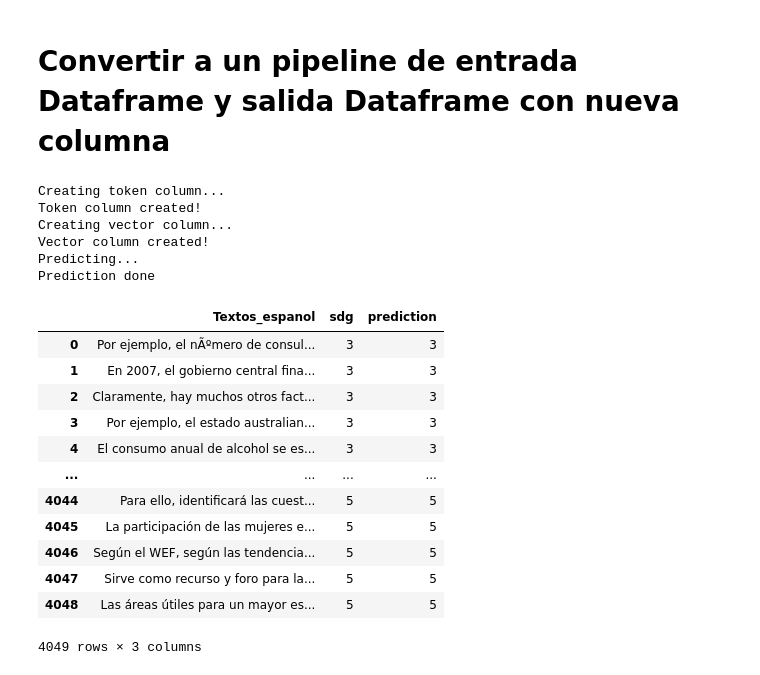
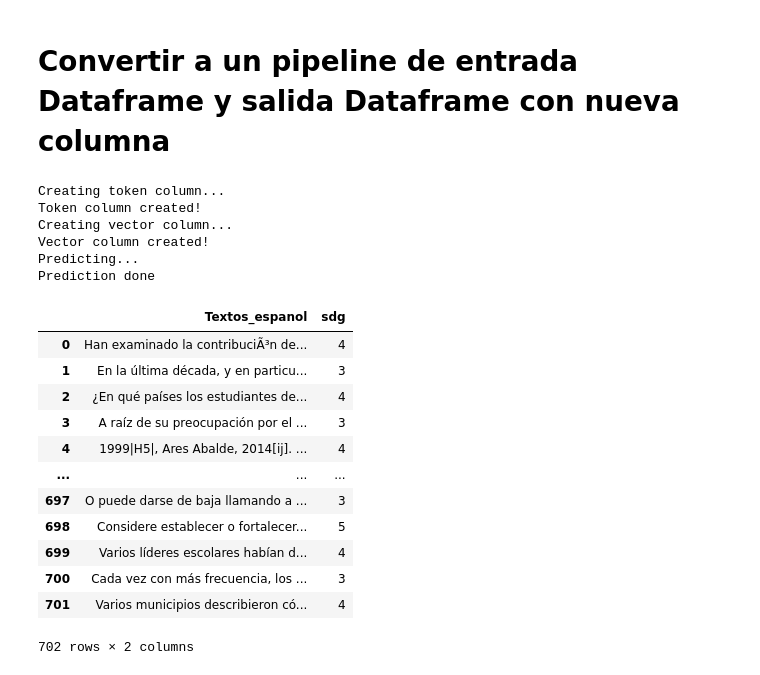
Before and after one commit to Jcastilloq1/Proyecto1BI, a Jupyter notebook: notebook.ipynb, the cells around one changed output. Drawn from its saved outputs; the diff is of its cells as text; code cells hidden in the pictures.

```diff
--- a/notebook.ipynb
+++ b/notebook.ipynb
@@ -294,7 +297,7 @@ param_dist = {
 
 # Descomentar para entrenar usando RandomForest con RandomSearch (lento)
 
-rf = RandomForestClassifier()
-model = RandomizedSearchCV(estimator=rf, param_distributions=param_dist, n_iter=10, cv=5, scoring='accuracy', random_state=42)
+# rf = RandomForestClassifier()
+# model = RandomizedSearchCV(estimator=rf, param_distributions=param_dist, n_iter=10, cv=5, scoring='accuracy', random_state=42)
 
-model.fit(X_train, y_train)
+# model.fit(X_train, y_train)
@@ -442,7 +438,7 @@ class CreateTokenColumnTransformer(BaseEstimator, TransformerMixin):
 
     def transform(self, X, y=None):
         print("Creating token column...")
-        transformed_column = self.transformer.fit_transform(X[self.column_name])
+        transformed_column = self.transformer.transform(X[self.column_name])
         X_transformed = X.copy()
         X_transformed[self.new_column_name] = transformed_column
         print("Token column created!")
@@ -463,7 +459,7 @@ class VectorizeTokenColumnTransformer(BaseEstimator, TransformerMixin):
     def transform(self, X, y=None):
         print("Creating vector column...")
         transformed_column = X[self.column_name].apply(join_words)
-        vectorizer_matrix = self.vectorizer.fit_transform(series)
+        vectorizer_matrix = self.vectorizer.transform(transformed_column)
         X_transformed = X.copy()
         X_transformed[self.new_column_name] = list(vectorizer_matrix.toarray())
         print("Vector column created!")
@@ -516,7 +512,7 @@ text_processing_pipeline = Pipeline([
 # Cambiar ngram_range a (1,2) si se usa KNN
 pipeline = Pipeline([
   ('text_processing', CreateTokenColumnTransformer(column_name='Textos_espanol', new_column_name='tokens', transformer=text_processing_pipeline)),
-  ('vectorizing', VectorizeTokenColumnTransformer(column_name='tokens', new_column_name='vector', vectorizer=TfidfVectorizer(ngram_range=(1, 3)))),
-  ('predicting', LogisticRegressionTransformer(column_name='vector', new_column_name='prediction', model=model)),
+  ('vectorizing', VectorizeTokenColumnTransformer(column_name='tokens', new_column_name='vector', vectorizer=vectorizer)),
+  ('predicting', LogisticRegressionTransformer(column_name='vector', new_column_name='sdg', model=model)),
   ('cleanup', RemoveExtraColumnsTransformer(columns=['tokens', 'vector']))
 ])
@@ -523,24 +521,24 @@ pipeline = Pipeline([
 # %%
 # NOTE: sdg no es necesario, pipeline es solo para prediccion. Recomendado probar con datos ligeros si modelo es tardio en prediccion (KNN)
-res = pipeline.fit_transform(df)
+res = pipeline.fit_transform(df_test)
 res
 # %% [output]
 Creating token column...
 Token column created!
 Creating vector column...
 Vector column created!
 Predicting...
 Prediction done
-|  | Textos_espanol | sdg | prediction |
-| 0 | Por ejemplo, el nÃºmero de consul... | 3 | 3 |
-| 1 | En 2007, el gobierno central fina... | 3 | 3 |
-| 2 | Claramente, hay muchos otros fact... | 3 | 3 |
-| 3 | Por ejemplo, el estado australian... | 3 | 3 |
-| 4 | El consumo anual de alcohol se es... | 3 | 3 |
-| ... | ... | ... | ... |
-| 4044 | Para ello, identificará las cuest... | 5 | 5 |
-| 4045 | La participación de las mujeres e... | 5 | 5 |
-| 4046 | Según el WEF, según las tendencia... | 5 | 5 |
-| 4047 | Sirve como recurso y foro para la... | 5 | 5 |
-| 4048 | Las áreas útiles para un mayor es... | 5 | 5 |
+|  | Textos_espanol | sdg |
+| 0 | Han examinado la contribuciÃ³n de... | 4 |
+| 1 | En la última década, y en particu... | 3 |
+| 2 | ¿En qué países los estudiantes de... | 4 |
+| 3 | A raíz de su preocupación por el ... | 3 |
+| 4 | 1999|H5|, Ares Abalde, 2014[ij]. ... | 4 |
+| ... | ... | ... |
+| 697 | O puede darse de baja llamando a ... | 3 |
+| 698 | Considere establecer o fortalecer... | 5 |
+| 699 | Varios líderes escolares habían d... | 4 |
+| 700 | Cada vez con más frecuencia, los ... | 3 |
+| 701 | Varios municipios describieron có... | 4 |
-4049 rows × 3 columns
+702 rows × 2 columns
```
Also changed, not shown: parts of 11 cells of this notebook, 3 other files.
